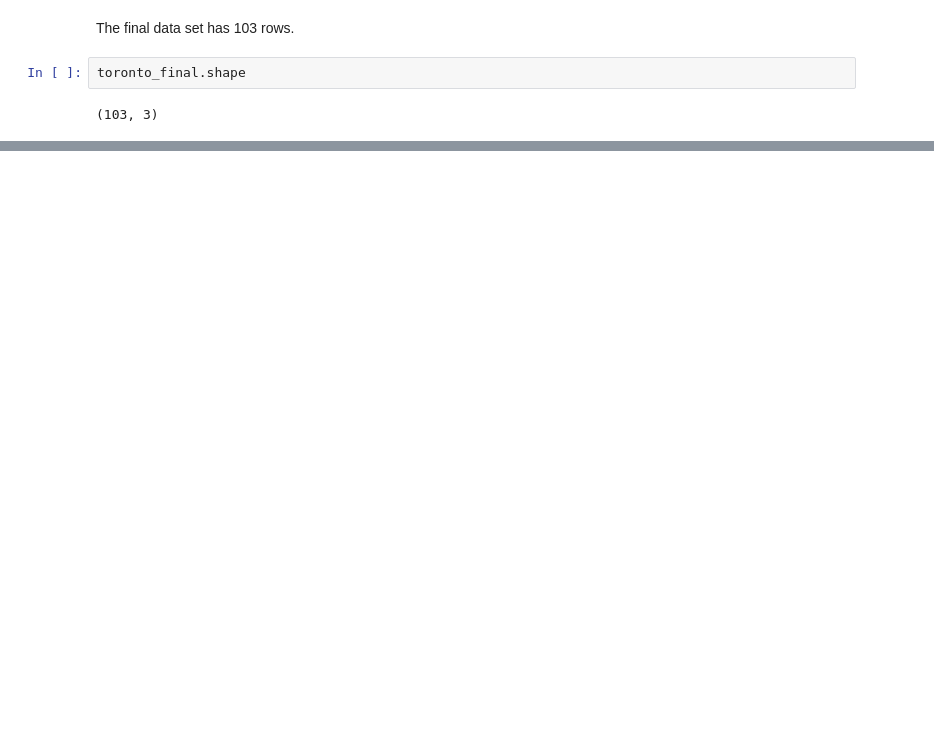
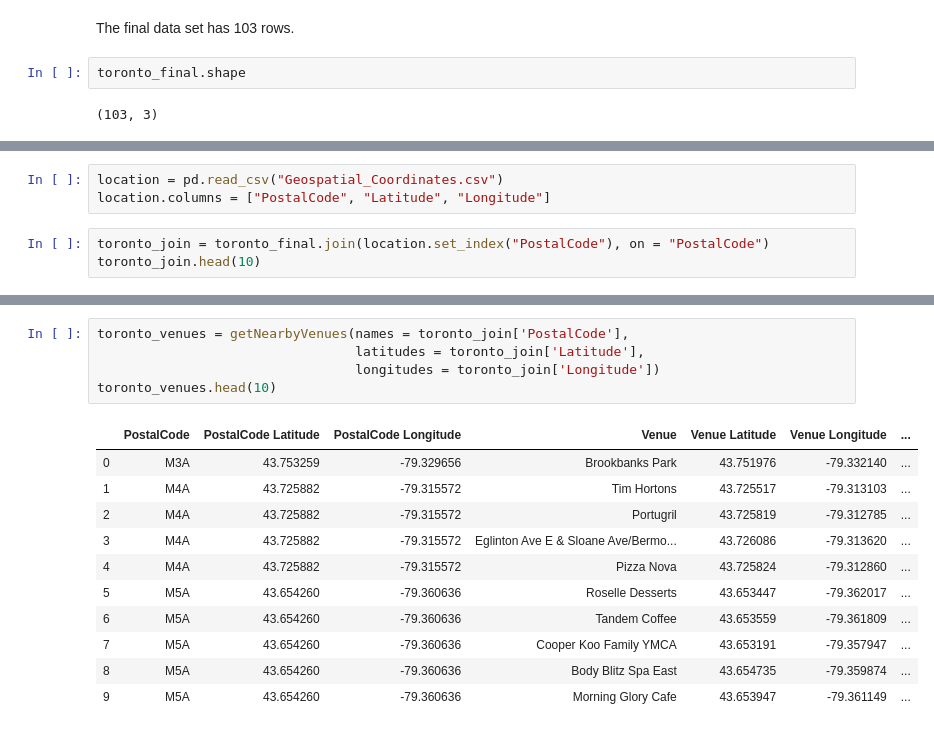
Before and after one commit to hoainamnguyen94/Coursera-Capstone, a Jupyter notebook: Capstone_Project_2.ipynb, the cells around one changed output, grey strips where cells are left out. Drawn from its saved outputs; the diff is of its cells as text; blank space fills up the shorter version.

```diff
--- a/Capstone_Project_2.ipynb
+++ b/Capstone_Project_2.ipynb
@@ -37,0 +55,6 @@ toronto_final.shape
+# %%
+location = pd.read_csv("Geospatial_Coordinates.csv")
+location.columns = ["PostalCode", "Latitude", "Longitude"]
+# %%
+toronto_join = toronto_final.join(location.set_index("PostalCode"), on = "PostalCode")
+toronto_join.head(10)
@@ -37,0 +130,17 @@ toronto_final.shape
+# %%
+toronto_venues = getNearbyVenues(names = toronto_join['PostalCode'],
+                                 latitudes = toronto_join['Latitude'],
+                                 longitudes = toronto_join['Longitude'])
+toronto_venues.head(10)
+# %% [output]
+|  | PostalCode | PostalCode Latitude | PostalCode Longitude | Venue | Venue Latitude | Venue Longitude | ... |
+| 0 | M3A | 43.753259 | -79.329656 | Brookbanks Park | 43.751976 | -79.332140 | ... |
+| 1 | M4A | 43.725882 | -79.315572 | Tim Hortons | 43.725517 | -79.313103 | ... |
+| 2 | M4A | 43.725882 | -79.315572 | Portugril | 43.725819 | -79.312785 | ... |
+| 3 | M4A | 43.725882 | -79.315572 | Eglinton Ave E & Sloane Ave/Bermo... | 43.726086 | -79.313620 | ... |
+| 4 | M4A | 43.725882 | -79.315572 | Pizza Nova | 43.725824 | -79.312860 | ... |
+| 5 | M5A | 43.654260 | -79.360636 | Roselle Desserts | 43.653447 | -79.362017 | ... |
+| 6 | M5A | 43.654260 | -79.360636 | Tandem Coffee | 43.653559 | -79.361809 | ... |
+| 7 | M5A | 43.654260 | -79.360636 | Cooper Koo Family YMCA | 43.653191 | -79.357947 | ... |
+| 8 | M5A | 43.654260 | -79.360636 | Body Blitz Spa East | 43.654735 | -79.359874 | ... |
+| 9 | M5A | 43.654260 | -79.360636 | Morning Glory Cafe | 43.653947 | -79.361149 | ... |
```
Also changed, not shown: parts of 23 cells of this notebook.
